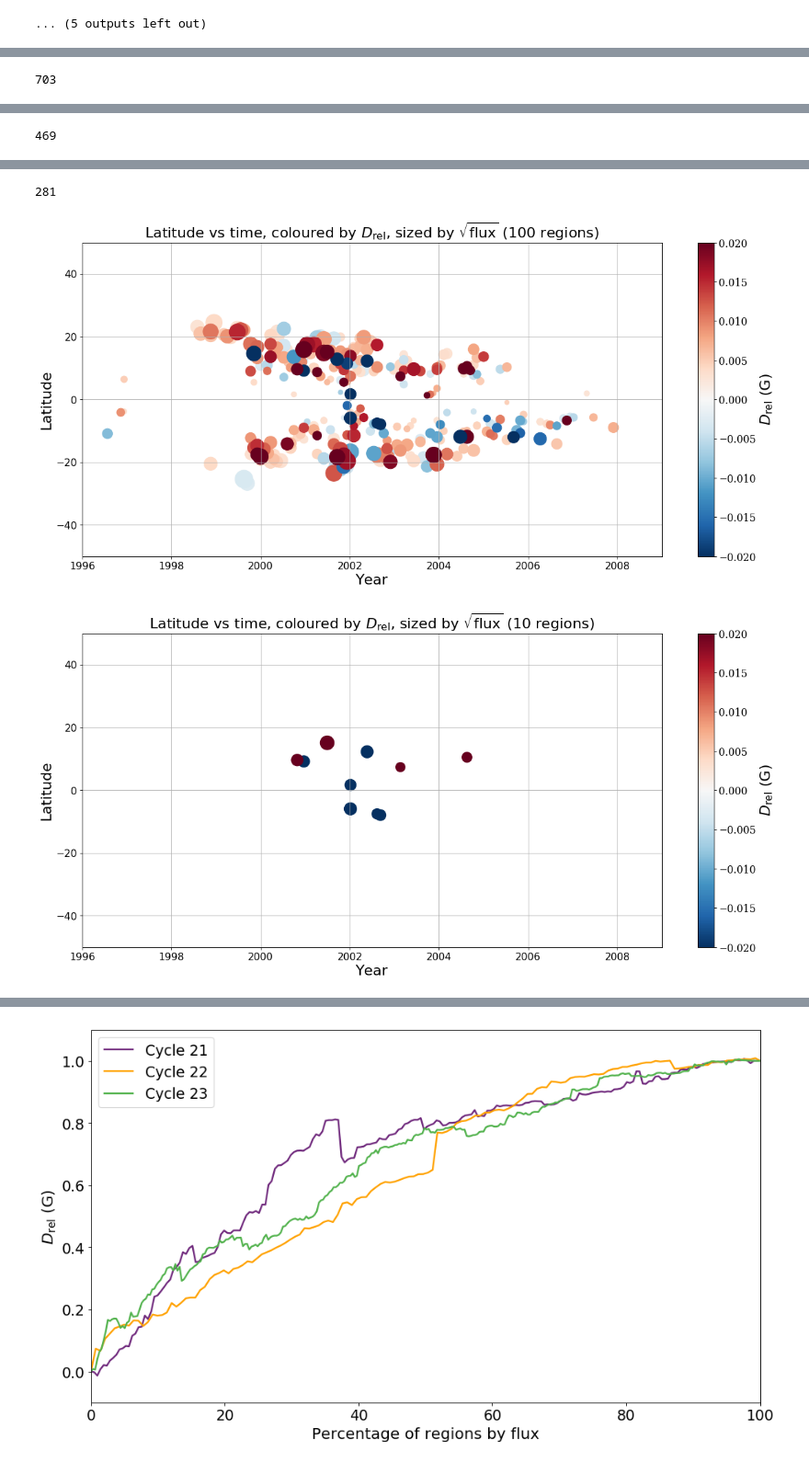
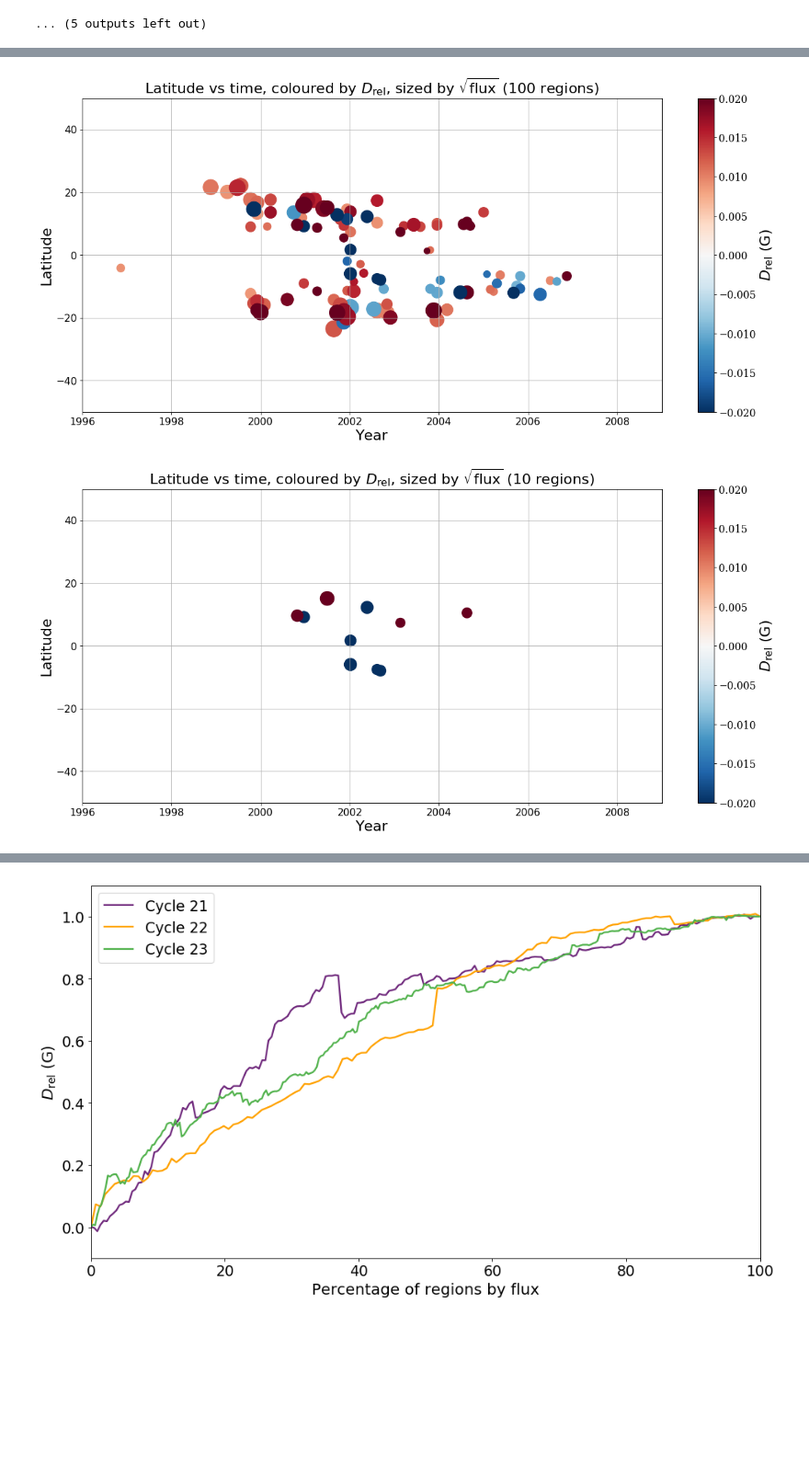
Before and after one commit to twhitbread/python-scatter, a Jupyter notebook: pythonscatter_c23_threecycles.ipynb, the cells around one changed output, grey strips where cells are left out. Shown at 92% size. Saved outputs shown, nothing was run; the diff lists cells and outputs as text; code cells hidden in the pictures; blank space fills up the shorter version.

```diff
--- a/pythonscatter_c23_threecycles.ipynb
+++ b/pythonscatter_c23_threecycles.ipynb
@@ -446,11 +446,11 @@ plt.grid()
 plt.show()
 
 
-thresh = 1.068e-3;
+thresh = 3.8504e-3;
 strong3 = np.asarray(np.where(abs(b[8])>thresh))
 weak = np.asarray(np.where(abs(b[8])<thresh))
 reg_percent = strong3.size/951*100;
-print(strong3.size)
+#print(strong3.size)
 
 fig = plt.figure(figsize=(18,8), dpi= 80, facecolor='w', edgecolor='k')
 plt.scatter((b[3][strong3]*27.27+152)/365.25+1996,b[2][strong3],200*np.sqrt(abs(b[0][strong3])),b[4][strong3],cmap='RdBu_r',vmin=-0.02,vmax=0.02)
@@ -471,11 +471,11 @@ plt.grid()
 plt.show()
 
 
-thresh = 4.6e-3;
+thresh = 1.6288e-2;
 strong4 = np.asarray(np.where(abs(b[8])>thresh))
 weak = np.asarray(np.where(abs(b[8])<thresh))
 reg_percent = strong4.size/951*100;
-print(strong4.size)
+#print(strong4.size)
 
 fig = plt.figure(figsize=(18,8), dpi= 80, facecolor='w', edgecolor='k')
 plt.scatter((b[3][strong4]*27.27+152)/365.25+1996,b[2][strong4],200*np.sqrt(abs(b[0][strong4])),b[4][strong4],cmap='RdBu_r',vmin=-0.02,vmax=0.02)
@@ -496,11 +496,11 @@ plt.grid()
 plt.show()
 
 
-thresh = 1.36e-2;
+thresh = 4.5e-2;
 strong5 = np.asarray(np.where(abs(b[8])>thresh))
 weak = np.asarray(np.where(abs(b[8])<thresh))
 reg_percent = strong5.size/951*100;
-print(strong5.size)
+#print(strong5.size)
 
 fig6 = plt.figure(figsize=(18,8), dpi= 80, facecolor='w', edgecolor='k')
 plt.scatter((b[3][strong5]*27.27+152)/365.25+1996,b[2][strong5],200*np.sqrt(abs(b[0][strong5])),b[4][strong5],cmap='RdBu_r',vmin=-0.02,vmax=0.02)
@@ -522,37 +522,34 @@ plt.show()
 
 
 thresh = 1.5e-1;
 strong6 = np.asarray(np.where(abs(b[8])>thresh))
 weak = np.asarray(np.where(abs(b[8])<thresh))
 reg_percent = strong6.size/951*100;
 #print(strong6.size)
 
 fig6 = plt.figure(figsize=(18,8), dpi= 80, facecolor='w', edgecolor='k')
 plt.scatter((b[3][strong6]*27.27+152)/365.25+1996,b[2][strong6],200*np.sqrt(abs(b[0][strong6])),b[4][strong6],cmap='RdBu_r',vmin=-0.02,vmax=0.02)
 cb_label = '$D_{\mathrm{rel}}$ (G)'
 cb = plt.colorbar()
 cb.set_label(cb_label, fontsize=20)
 cbytick_obj = plt.getp(cb.ax.axes, 'yticklabels')
 plt.setp(cbytick_obj, fontsize=14, family='serif')
 plt.ylim(-50,50)
 plt.xlim(1996,2009)
 plot = fig6.add_subplot(111)
 plot.tick_params(axis='both', which='major', labelsize=14)
 plot.tick_params(axis='both', which='minor', labelsize=10)
 plt.ylabel('Latitude',fontsize=20)
 plt.xlabel('Year',fontsize=20)
 plt.title('Latitude vs time, coloured by $D_{\mathrm{rel}}$, sized by $\sqrt{\mathrm{flux}}$ (10 regions)',fontsize=20)
 plt.grid()
 plt.show()
 # %% [output]
 [figure]
 [figure]
-703
 [figure]
-469
 [figure]
-281
-[figure, old version]
+[figure, new version]
 [figure]
 # %%
 dpi = 300
```
Also changed, not shown: parts of 2 cells of this notebook, 4 other files.
